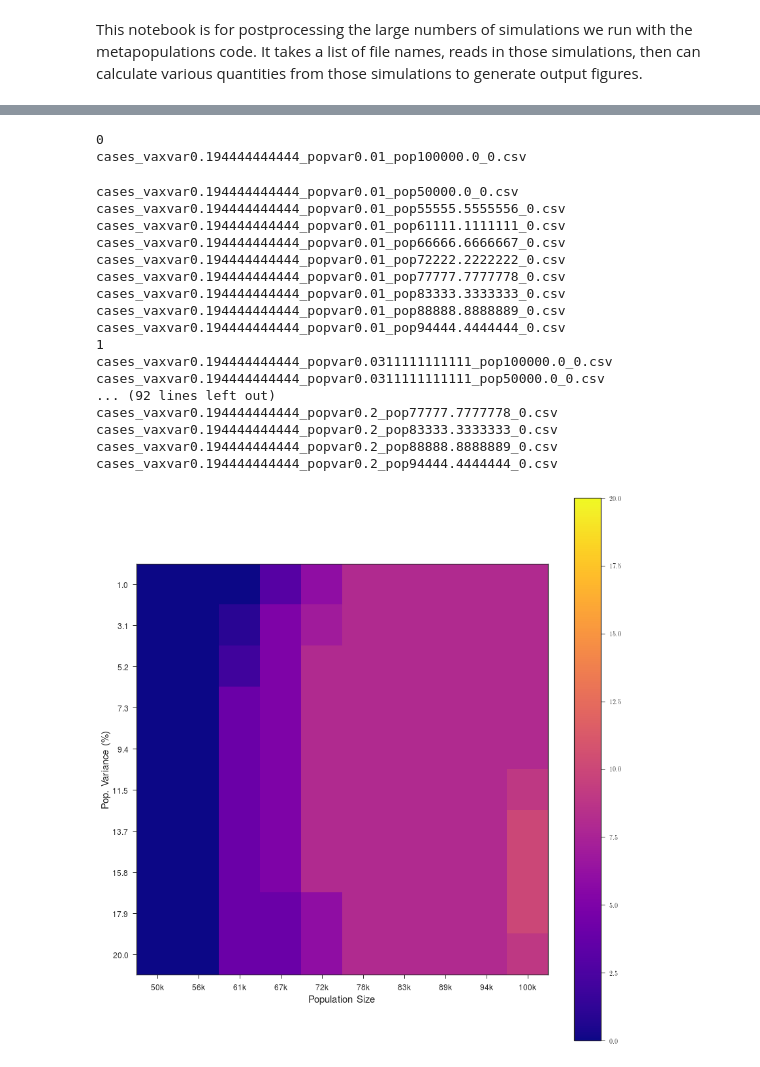
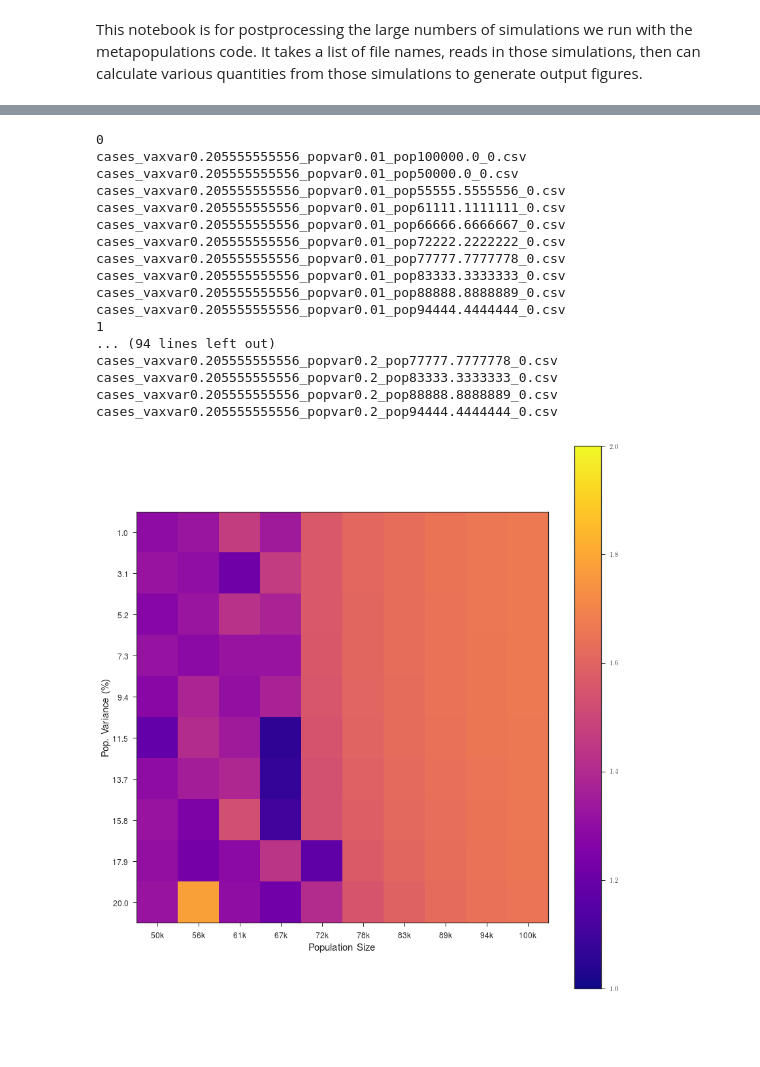
Before and after one commit to lmaesampson/MetaPop, a Jupyter notebook: Code/PostProcLoop.ipynb, the cells around one changed output, grey strips where cells are left out. Cells and saved outputs as stored; diff of their text form; code cells hidden in the pictures; blank space fills up the shorter version.

Commit message:
added ability to fit ellipse to the different patch timeseries

```diff
--- a/Code/PostProcLoop.ipynb
+++ b/Code/PostProcLoop.ipynb
@@ -34,7 +46,7 @@ filemat = filemat.reshape([4,npoint])
 # %%
 #'toplot' is the variable that you'll be calculating in order to generate a color map.
 #toplot = 'Ipercent' #Percentage of pop. (TOTAL) infected over course of simulation
-toplot = 'nhigh'  #Number of patches that have 'high' infection - defined as greater than 5% of the pop.
+toplot = 'ellipse'  #Number of patches that have 'high' infection - defined as greater than 5% of the pop.
 #set up a matrix to hold the values of this variable:
 plotmat = np.zeros([n,m])
 # %%
@@ -63,15 +75,15 @@ for i in range(n):
         #Read in data file
         filenum = i*n+j%m
         print files[0,filenum]
-        Ifile = pd.read_csv('../Sims/alpha10c0.1/'+files[0,filenum], delim_whitespace=True,header=0)
-        Sfile = pd.read_csv('../Sims/alpha10c0.1/'+files[1,filenum], delim_whitespace=True,header=0)
-        Rfile = pd.read_csv('../Sims/alpha10c0.1/'+files[2,filenum], delim_whitespace=True, header=0)
-        Vfile = pd.read_csv('../Sims/alpha10c0.1/'+files[3,filenum], delim_whitespace=True,header=0)
+        Ifile = pd.read_csv('../Sims/test/'+files[0,filenum], delim_whitespace=True,header=0)
+        Sfile = pd.read_csv('../Sims/test/'+files[1,filenum], delim_whitespace=True,header=0)
+        Rfile = pd.read_csv('../Sims/test/'+files[2,filenum], delim_whitespace=True, header=0)
+        Vfile = pd.read_csv('../Sims/test/'+files[3,filenum], delim_whitespace=True,header=0)
 
-        Idata_all = Ifile.as_matrix()
-        Sdata_all = Sfile.as_matrix()
-        Rdata_all = Rfile.as_matrix()
-        Vdata_all = Vfile.as_matrix()
+        Idata_all = Ifile.values
+        Sdata_all = Sfile.values
+        Rdata_all = Rfile.values
+        Vdata_all = Vfile.values
 
         Idata_all = Idata_all.astype(float)
         Sdata_all = Sdata_all.astype(float)
@@ -126,27 +138,47 @@ for i in range(n):
                 k+=1
             plotmat[i,j] = nhigh
 
+        if toplot=='ellipse':
+            nobs = len(Idata)      #How many 'observations'? (i.e. timesteps)
+            dates = np.linspace(0,nobs-1,nobs)
+            dates = (dates)%24     #A year is 24 timesteps, in this code. For whatever reason.
+            theta = 2.*np.pi*((dates+1)/24.)
+
+            ratio = []
+            for k in range(400):
+                thetafit = theta[burnin:]
+                Ifit = Idata[burnin:,k]
+                cartcoords = pol2cart(Ifit,thetafit)
+                data = cartcoords
+
+                lsqe = el.LSqEllipse()
+                lsqe.fit(data)
+                center, width, height, phi = lsqe.parameters()
+                if height>width:
+                    ratio.append(height/width)
+                if width>=height:
+                    ratio.append(width/height)
+            plotmat[i,j] = np.mean(ratio)
+
         #This is where you'll be adding code to calculate some other quantities of interest
 # %% [output]
 0
-cases_vaxvar0.194444444444_popvar0.01_pop100000.0_0.csv
+cases_vaxvar0.205555555556_popvar0.01_pop100000.0_0.csv
+cases_vaxvar0.205555555556_popvar0.01_pop50000.0_0.csv
+cases_vaxvar0.205555555556_popvar0.01_pop55555.5555556_0.csv
+cases_vaxvar0.205555555556_popvar0.01_pop61111.1111111_0.csv
+cases_vaxvar0.205555555556_popvar0.01_pop66666.6666667_0.csv
+cases_vaxvar0.205555555556_popvar0.01_pop72222.2222222_0.csv
+cases_vaxvar0.205555555556_popvar0.01_pop77777.7777778_0.csv
+cases_vaxvar0.205555555556_popvar0.01_pop83333.3333333_0.csv
+cases_vaxvar0.205555555556_popvar0.01_pop88888.8888889_0.csv
+cases_vaxvar0.205555555556_popvar0.01_pop94444.4444444_0.csv
+1
+... (94 lines left out)
+cases_vaxvar0.205555555556_popvar0.2_pop77777.7777778_0.csv
+cases_vaxvar0.205555555556_popvar0.2_pop83333.3333333_0.csv
+cases_vaxvar0.205555555556_popvar0.2_pop88888.8888889_0.csv
+cases_vaxvar0.205555555556_popvar0.2_pop94444.4444444_0.csv
-cases_vaxvar0.194444444444_popvar0.01_pop50000.0_0.csv
-cases_vaxvar0.194444444444_popvar0.01_pop55555.5555556_0.csv
-cases_vaxvar0.194444444444_popvar0.01_pop61111.1111111_0.csv
-cases_vaxvar0.194444444444_popvar0.01_pop66666.6666667_0.csv
-cases_vaxvar0.194444444444_popvar0.01_pop72222.2222222_0.csv
-cases_vaxvar0.194444444444_popvar0.01_pop77777.7777778_0.csv
-cases_vaxvar0.194444444444_popvar0.01_pop83333.3333333_0.csv
-cases_vaxvar0.194444444444_popvar0.01_pop88888.8888889_0.csv
-cases_vaxvar0.194444444444_popvar0.01_pop94444.4444444_0.csv
-1
-cases_vaxvar0.194444444444_popvar0.0311111111111_pop100000.0_0.csv
-cases_vaxvar0.194444444444_popvar0.0311111111111_pop50000.0_0.csv
-... (92 lines left out)
-cases_vaxvar0.194444444444_popvar0.2_pop77777.7777778_0.csv
-cases_vaxvar0.194444444444_popvar0.2_pop83333.3333333_0.csv
-cases_vaxvar0.194444444444_popvar0.2_pop88888.8888889_0.csv
-cases_vaxvar0.194444444444_popvar0.2_pop94444.4444444_0.csv
 # %%
 #Fix the ordering of columns.  i corresponds to popvar, j to popsize. This works for a 10x10 plot
 #This is a gross kludge and should be fixed in the above loop instead.
@@ -172,19 +204,19 @@ matrix[:,-1] = holdcol0
 # %%
 #print out a heatmap of the output variable.
 fig, ax = plt.subplots(figsize=(12,12))
-cax = ax.imshow((matrix), interpolation='nearest', cmap='plasma',vmin=0.,vmax=20)
+cax = ax.imshow((matrix), interpolation='nearest', cmap='plasma',vmin=1.,vmax=2.)
 ax.set_xticks(np.arange(0,10,1))
 ax.set_yticks(np.arange(0,10,1))
 ax.set_xticklabels(['50k','56k','61k','67k','72k','78k','83k','89k','94k','100k'],fontsize=12)
 ax.set_yticklabels([1.0,3.1,5.2,7.3,9.4,11.5,13.7,15.8,17.9,20.],fontsize=12)
 ax.set_xlabel('Population Size',fontsize=15)
 ax.set_ylabel('Pop. Variance (\%)',fontsize=15)
 
 # Add colorbar, make sure to specify tick locations to match desired ticklabels
 cbar = fig.colorbar(cax)
 #cbar.ax.set_yticklabels(['< -1', '0', '> 1'])  # vertically oriented colorbar
 fig.tight_layout()
 
-plt.savefig('../Sims/alpha10c0.1/test.pdf')
+#plt.savefig('../Sims/alpha10c0.1/test.pdf')
 # %% [output]
-[figure, old version]
+[figure, new version]
```
Also changed, not shown: parts of 5 cells of this notebook, 1 other file.
